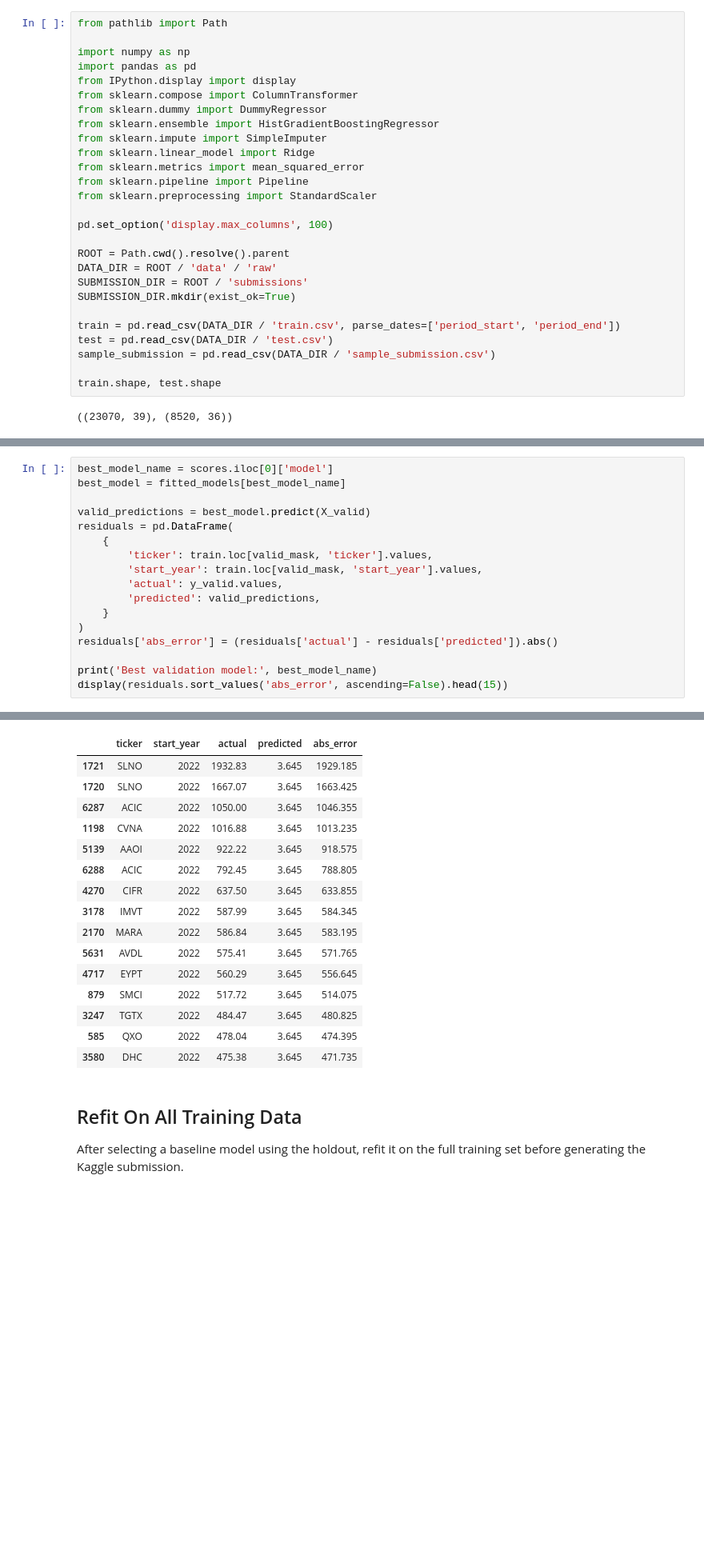
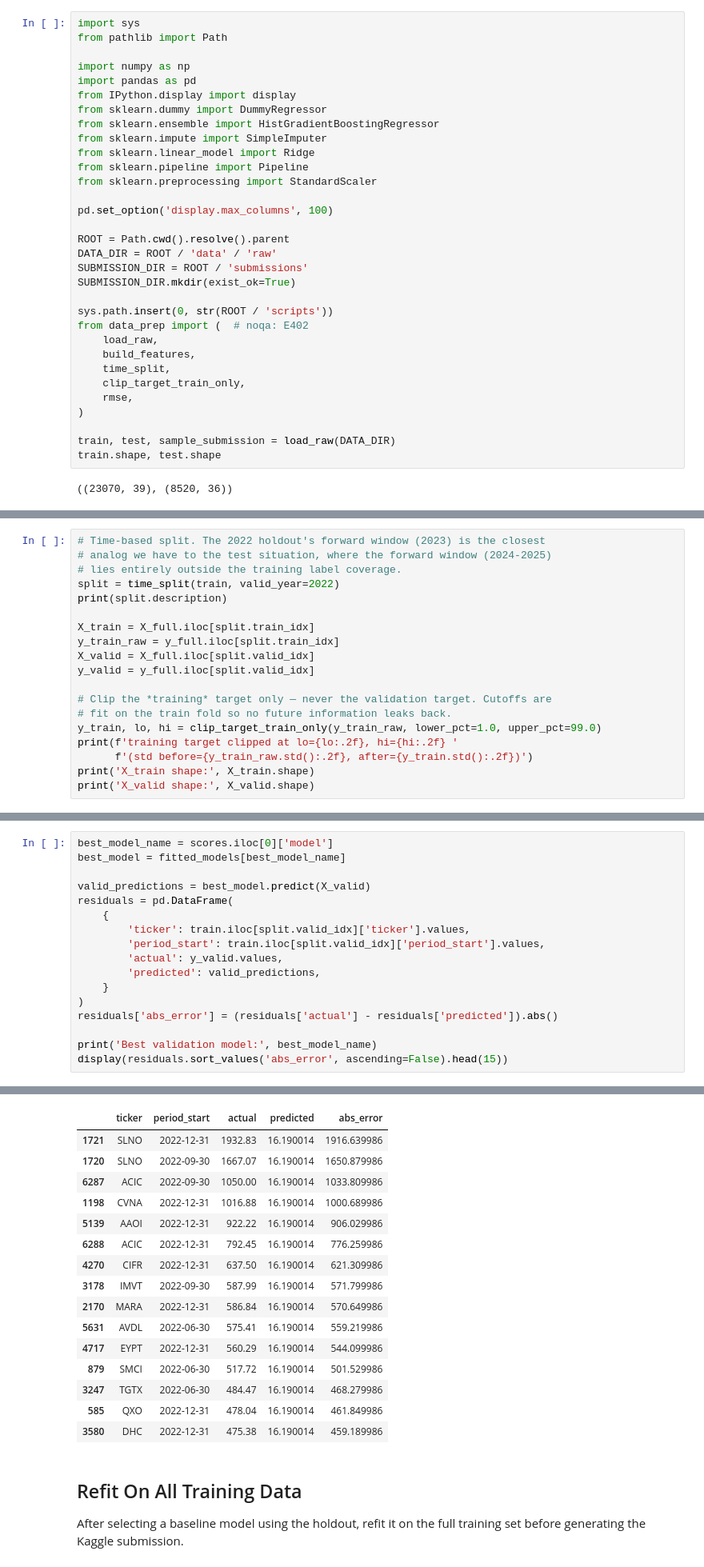
Before and after one commit to aachen-investment-club/kaggle-competition-stock-return-fundamentals, a Jupyter notebook: notebooks/02_baseline_models_and_submission.ipynb, the cells around one changed output, grey strips where cells are left out. Shown at 80% size. Cells and saved outputs as stored; diff of their text form; blank space fills up the shorter version.

```diff
--- a/notebooks/02_baseline_models_and_submission.ipynb
+++ b/notebooks/02_baseline_models_and_submission.ipynb
@@ -10,17 +10,16 @@ Modeling choices here are deliberately conservative:
 
 The goal is not leaderboard magic. The goal is a clean baseline that the team can improve.
 # %%
+import sys
 from pathlib import Path
 
 import numpy as np
 import pandas as pd
 from IPython.display import display
-from sklearn.compose import ColumnTransformer
 from sklearn.dummy import DummyRegressor
 from sklearn.ensemble import HistGradientBoostingRegressor
 from sklearn.impute import SimpleImputer
 from sklearn.linear_model import Ridge
-from sklearn.metrics import mean_squared_error
 from sklearn.pipeline import Pipeline
 from sklearn.preprocessing import StandardScaler
 
@@ -31,10 +30,16 @@ DATA_DIR = ROOT / 'data' / 'raw'
 SUBMISSION_DIR = ROOT / 'submissions'
 SUBMISSION_DIR.mkdir(exist_ok=True)
 
-train = pd.read_csv(DATA_DIR / 'train.csv', parse_dates=['period_start', 'period_end'])
-test = pd.read_csv(DATA_DIR / 'test.csv')
-sample_submission = pd.read_csv(DATA_DIR / 'sample_submission.csv')
+sys.path.insert(0, str(ROOT / 'scripts'))
+from data_prep import (  # noqa: E402
+    load_raw,
+    build_features,
+    time_split,
+    clip_target_train_only,
+    rmse,
+)
 
+train, test, sample_submission = load_raw(DATA_DIR)
 train.shape, test.shape
 # %% [output]
 ((23070, 39), (8520, 36))
@@ -86,0 +70,19 @@ X_valid shape: (6634, 36)
+# %%
+# Time-based split. The 2022 holdout's forward window (2023) is the closest
+# analog we have to the test situation, where the forward window (2024-2025)
+# lies entirely outside the training label coverage.
+split = time_split(train, valid_year=2022)
+print(split.description)
+
+X_train = X_full.iloc[split.train_idx]
+y_train_raw = y_full.iloc[split.train_idx]
+X_valid = X_full.iloc[split.valid_idx]
+y_valid = y_full.iloc[split.valid_idx]
+
+# Clip the *training* target only — never the validation target. Cutoffs are
+# fit on the train fold so no future information leaks back.
+y_train, lo, hi = clip_target_train_only(y_train_raw, lower_pct=1.0, upper_pct=99.0)
+print(f'training target clipped at lo={lo:.2f}, hi={hi:.2f} '
+      f'(std before={y_train_raw.std():.2f}, after={y_train.std():.2f})')
+print('X_train shape:', X_train.shape)
+print('X_valid shape:', X_valid.shape)
@@ -144,8 +149,8 @@ best_model = fitted_models[best_model_name]
 valid_predictions = best_model.predict(X_valid)
 residuals = pd.DataFrame(
     {
-        'ticker': train.loc[valid_mask, 'ticker'].values,
-        'start_year': train.loc[valid_mask, 'start_year'].values,
+        'ticker': train.iloc[split.valid_idx]['ticker'].values,
+        'period_start': train.iloc[split.valid_idx]['period_start'].values,
         'actual': y_valid.values,
         'predicted': valid_predictions,
     }
@@ -159,19 +164,19 @@ Best validation model: dummy_median
-|  | ticker | start_year | actual | predicted | abs_error |
-| 1721 | SLNO | 2022 | 1932.83 | 3.645 | 1929.185 |
-| 1720 | SLNO | 2022 | 1667.07 | 3.645 | 1663.425 |
-| 6287 | ACIC | 2022 | 1050.00 | 3.645 | 1046.355 |
-| 1198 | CVNA | 2022 | 1016.88 | 3.645 | 1013.235 |
-| 5139 | AAOI | 2022 | 922.22 | 3.645 | 918.575 |
-| 6288 | ACIC | 2022 | 792.45 | 3.645 | 788.805 |
-| 4270 | CIFR | 2022 | 637.50 | 3.645 | 633.855 |
-| 3178 | IMVT | 2022 | 587.99 | 3.645 | 584.345 |
-| 2170 | MARA | 2022 | 586.84 | 3.645 | 583.195 |
-| 5631 | AVDL | 2022 | 575.41 | 3.645 | 571.765 |
-| 4717 | EYPT | 2022 | 560.29 | 3.645 | 556.645 |
-| 879 | SMCI | 2022 | 517.72 | 3.645 | 514.075 |
-| 3247 | TGTX | 2022 | 484.47 | 3.645 | 480.825 |
-| 585 | QXO | 2022 | 478.04 | 3.645 | 474.395 |
-| 3580 | DHC | 2022 | 475.38 | 3.645 | 471.735 |
+|  | ticker | period_start | actual | predicted | abs_error |
+| 1721 | SLNO | 2022-12-31 | 1932.83 | 16.190014 | 1916.639986 |
+| 1720 | SLNO | 2022-09-30 | 1667.07 | 16.190014 | 1650.879986 |
+| 6287 | ACIC | 2022-09-30 | 1050.00 | 16.190014 | 1033.809986 |
+| 1198 | CVNA | 2022-12-31 | 1016.88 | 16.190014 | 1000.689986 |
+| 5139 | AAOI | 2022-12-31 | 922.22 | 16.190014 | 906.029986 |
+| 6288 | ACIC | 2022-12-31 | 792.45 | 16.190014 | 776.259986 |
+| 4270 | CIFR | 2022-12-31 | 637.50 | 16.190014 | 621.309986 |
+| 3178 | IMVT | 2022-09-30 | 587.99 | 16.190014 | 571.799986 |
+| 2170 | MARA | 2022-12-31 | 586.84 | 16.190014 | 570.649986 |
+| 5631 | AVDL | 2022-06-30 | 575.41 | 16.190014 | 559.219986 |
+| 4717 | EYPT | 2022-12-31 | 560.29 | 16.190014 | 544.099986 |
+| 879 | SMCI | 2022-06-30 | 517.72 | 16.190014 | 501.529986 |
+| 3247 | TGTX | 2022-06-30 | 484.47 | 16.190014 | 468.279986 |
+| 585 | QXO | 2022-12-31 | 478.04 | 16.190014 | 461.849986 |
+| 3580 | DHC | 2022-12-31 | 475.38 | 16.190014 | 459.189986 |
 # %% [markdown]
 ## Refit On All Training Data
 
```
Also changed, not shown: parts of 7 cells of this notebook, 3 other files.
